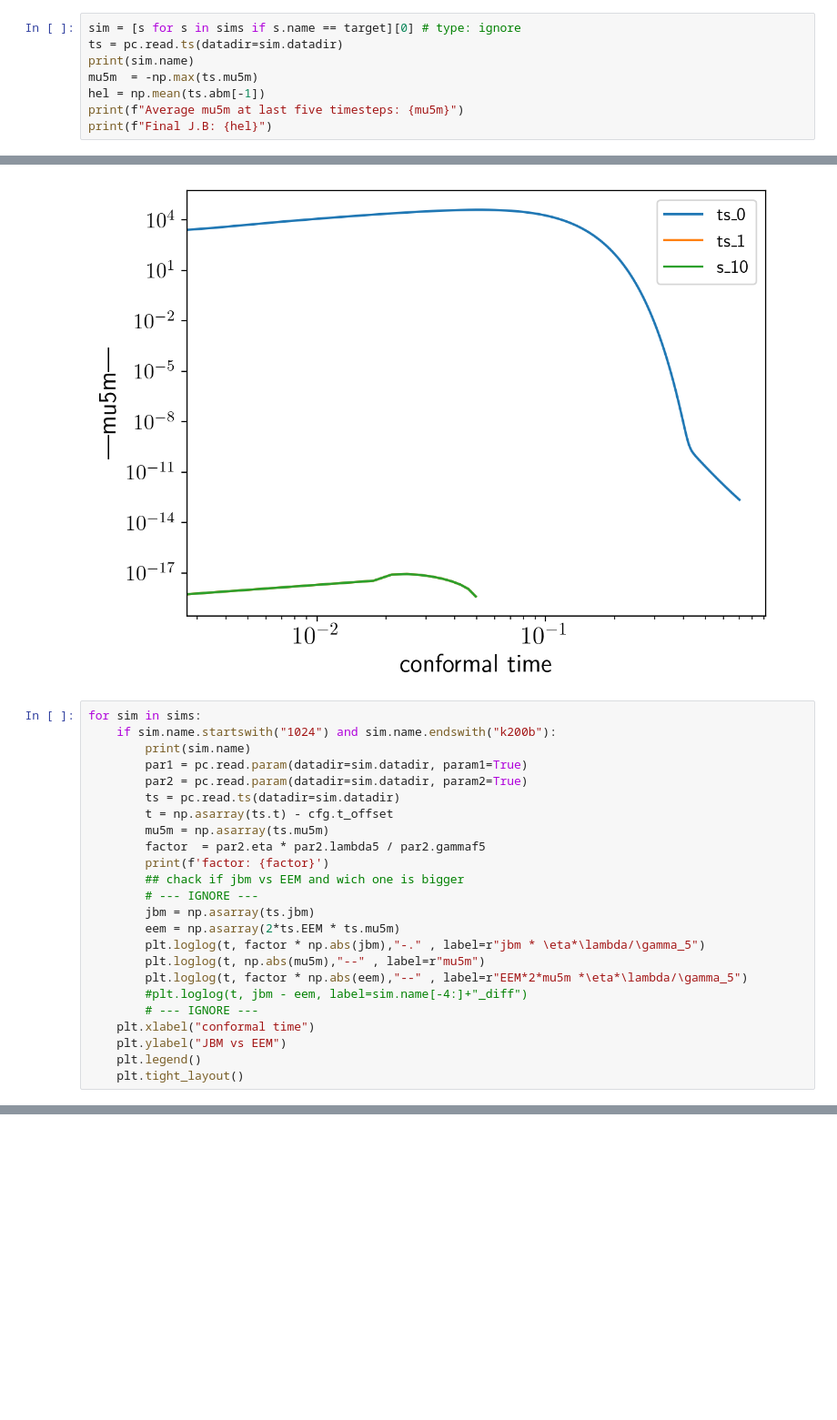
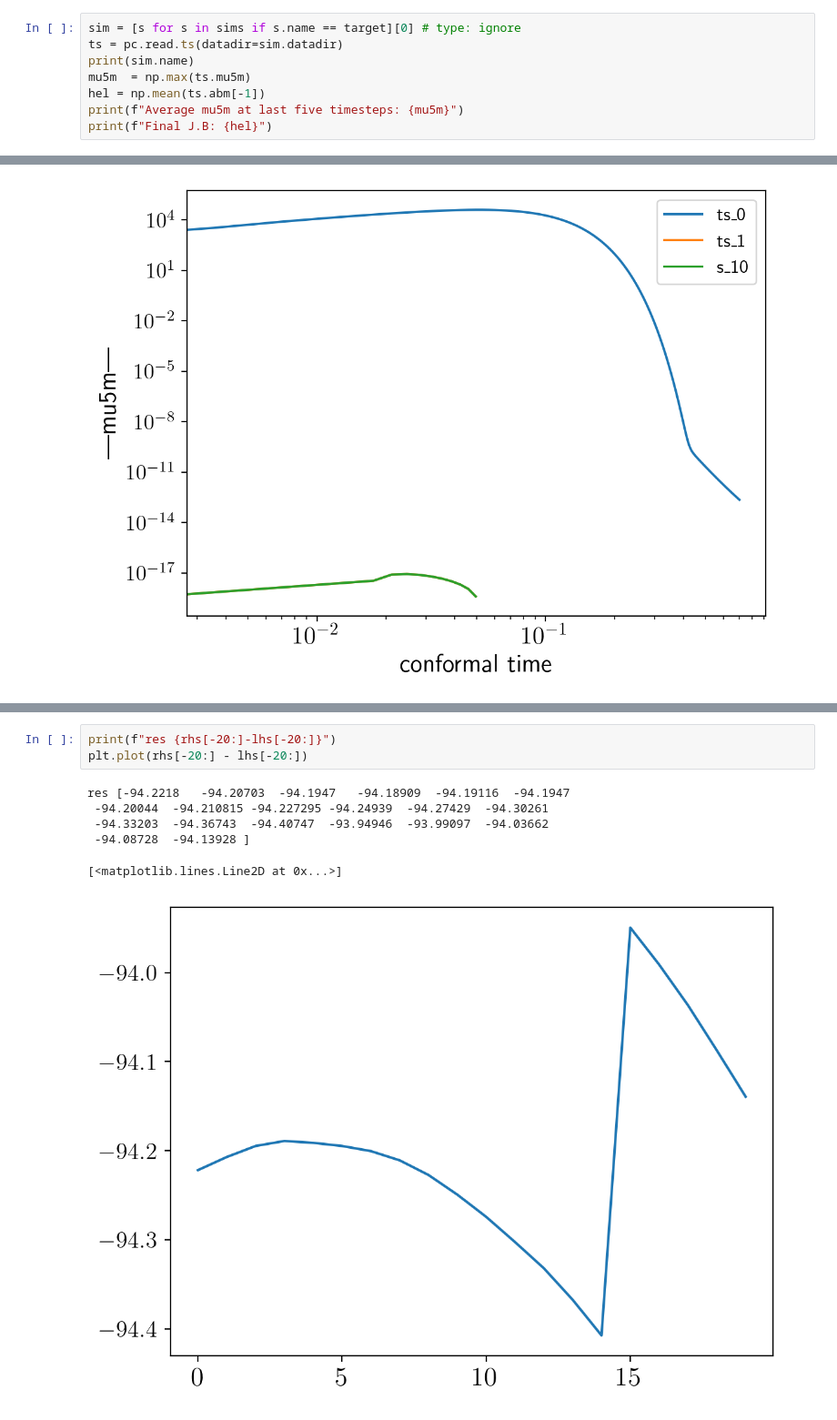
Before and after one commit to shturman99/CME, a Jupyter notebook: CME_pipeline_notebook.ipynb, the cells around one changed output, grey strips where cells are left out. Shown at 91% size. Saved outputs shown, nothing was run; the diff lists cells and outputs as text; blank space fills up the shorter version.

```diff
--- a/CME_pipeline_notebook.ipynb
+++ b/CME_pipeline_notebook.ipynb
@@ -159,7 +163,7 @@ Read 33 lines.
 sim = [s for s in sims if s.name == target][0] # type: ignore
 ts = pc.read.ts(datadir=sim.datadir)
 print(sim.name)
-mu5m  = -np.max(ts.mu5m)
+mu5m  = np.max(ts.mu5m)
 hel = np.mean(ts.abm[-1])
 print(f"Average mu5m at last five timesteps: {mu5m}")
 print(f"Final J.B: {hel}")
@@ -374,27 +505,3 @@ Read 11 lines.
 [10.017665 10.021197 10.024731 10.028264 10.031796 10.03533  10.038862
  10.042396 10.045928 10.049461]
 [figure]
-# %%
-for sim in sims:
-    if sim.name.startswith("1024") and sim.name.endswith("k200b"):
-        print(sim.name)
-        par1 = pc.read.param(datadir=sim.datadir, param1=True)
-        par2 = pc.read.param(datadir=sim.datadir, param2=True)
-        ts = pc.read.ts(datadir=sim.datadir)
-        t = np.asarray(ts.t) - cfg.t_offset
-        mu5m = np.asarray(ts.mu5m)
-        factor  = par2.eta * par2.lambda5 / par2.gammaf5
-        print(f'factor: {factor}')
-        ## chack if jbm vs EEM and wich one is bigger
-        # --- IGNORE ---
-        jbm = np.asarray(ts.jbm)
-        eem = np.asarray(2*ts.EEM * ts.mu5m)
-        plt.loglog(t, factor * np.abs(jbm),"-." , label=r"jbm * \eta*\lambda/\gamma_5")
-        plt.loglog(t, np.abs(mu5m),"--" , label=r"mu5m")
-        plt.loglog(t, factor * np.abs(eem),"--" , label=r"EEM*2*mu5m *\eta*\lambda/\gamma_5")
-        #plt.loglog(t, jbm - eem, label=sim.name[-4:]+"_diff")
-        # --- IGNORE ---
-    plt.xlabel("conformal time")
-    plt.ylabel("JBM vs EEM")
-    plt.legend()
-    plt.tight_layout()
@@ -407,0 +575,10 @@ factor: 0.1
+# %%
+print(f"res {rhs[-20:]-lhs[-20:]}")
+plt.plot(rhs[-20:] - lhs[-20:])
+# %% [output]
+res [-94.2218   -94.20703  -94.1947   -94.18909  -94.19116  -94.1947
+ -94.20044  -94.210815 -94.227295 -94.24939  -94.27429  -94.30261
+ -94.33203  -94.36743  -94.40747  -93.94946  -93.99097  -94.03662
+ -94.08728  -94.13928 ]
+[<matplotlib.lines.Line2D at 0x...>]
+[figure, added]
```
Also changed, not shown: parts of 13 cells of this notebook, 2 other files.
